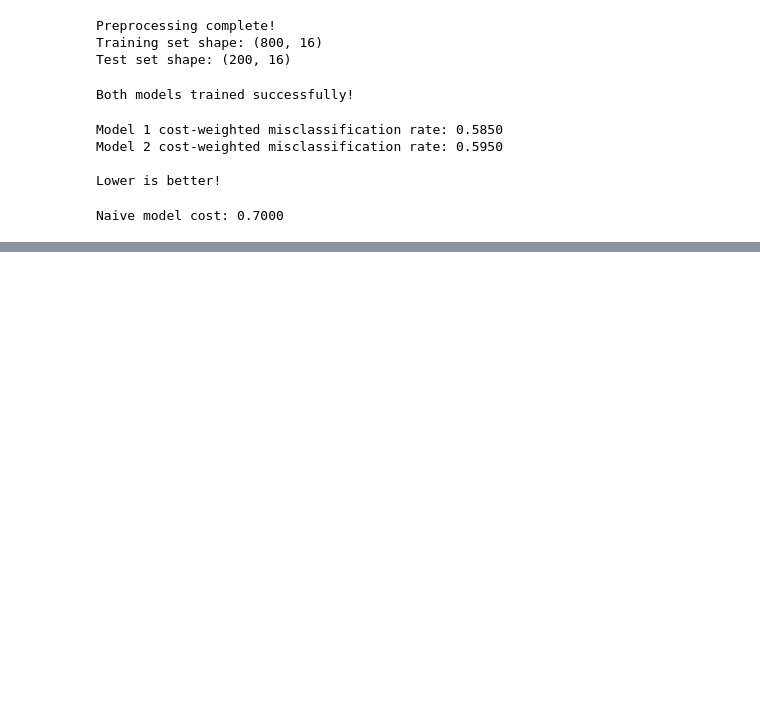
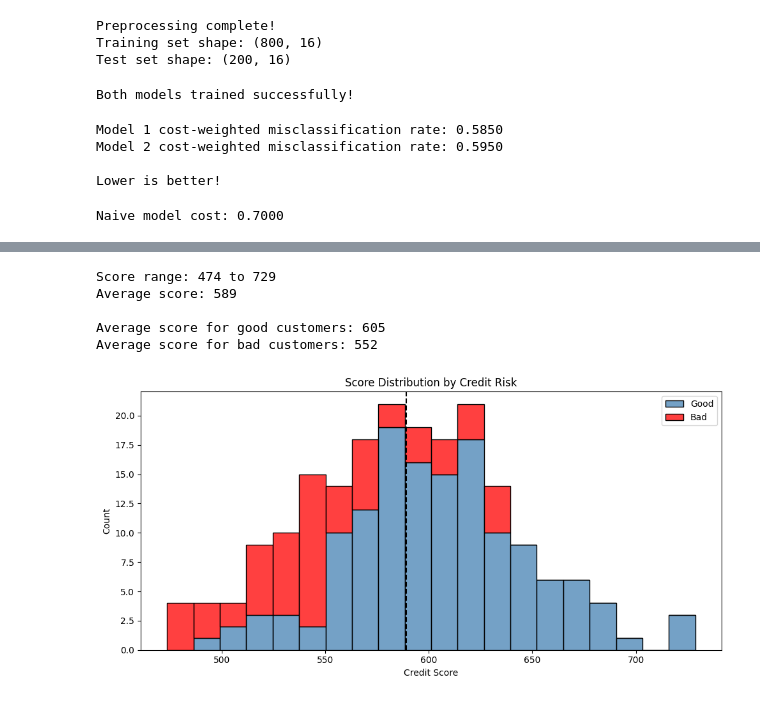
Before and after one commit to joelaanhane/credit-risk-pd, a Jupyter notebook: 03_modeling.ipynb, the cells around one changed output, grey strips where cells are left out. Saved outputs shown, nothing was run; the diff lists cells and outputs as text; code cells hidden in the pictures; blank space fills up the shorter version.

```diff
--- a/03_modeling.ipynb
+++ b/03_modeling.ipynb
@@ -124,0 +178,30 @@ Naive model cost: 0.7000
+# %%
+results = pd.DataFrame({
+    'score': scores,
+    'actual': y_test.values
+})
+
+print(f"Score range: {results['score'].min():.0f} to {results['score'].max():.0f}")
+print(f"Average score: {results['score'].mean():.0f}")
+print(f"\nAverage score for good customers: {results[results['actual']==0]['score'].mean():.0f}")
+print(f"Average score for bad customers: {results[results['actual']==1]['score'].mean():.0f}")
+# %% [output]
+Score range: 474 to 729
+Average score: 589
+
+Average score for good customers: 605
+Average score for bad customers: 552
+# %%
+plt.figure(figsize=(10, 5))
+sns.histplot(data=results, x='score', hue='actual', bins=20,
+             palette={0: 'steelblue', 1: 'red'},
+             multiple='stack')
+plt.title('Score Distribution by Credit Risk')
+plt.xlabel('Credit Score')
+plt.ylabel('Count')
+plt.legend(labels=['Good', 'Bad'])
+plt.axvline(x=results['score'].mean(), color='black', linestyle='--')
+plt.tight_layout()
+plt.show()
+# %% [output]
+[figure, added]
```
Also changed, not shown: parts of 3 cells of this notebook.
